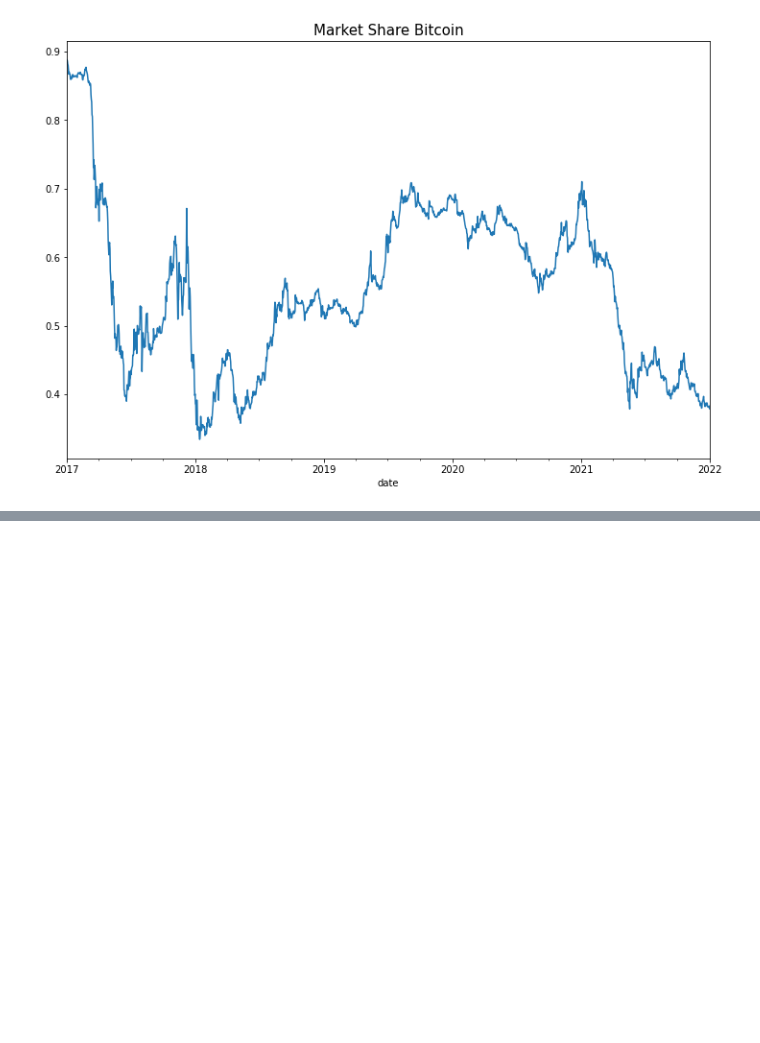
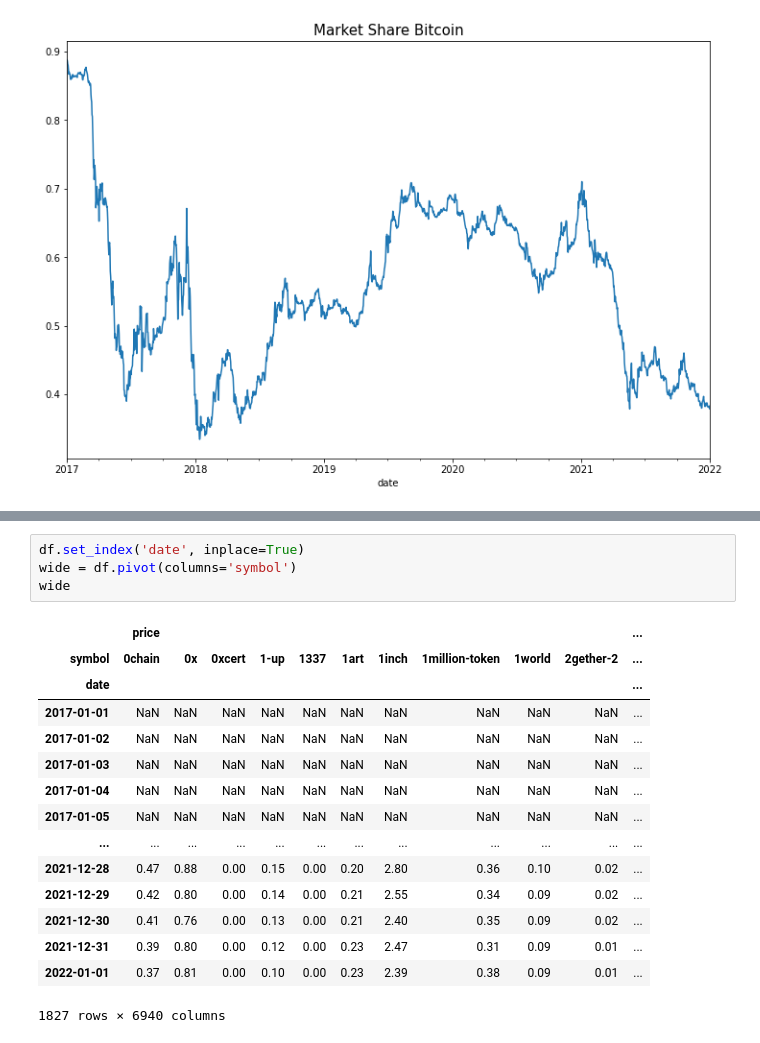
Before and after one commit to Jayce77/pythonDataCookbook, a Jupyter notebook: WorkingWithCoinGeckoData.ipynb, the cells around one changed output, grey strips where cells are left out. Saved outputs shown, nothing was run; the diff lists cells and outputs as text; blank space fills up the shorter version.

```diff
--- a/WorkingWithCoinGeckoData.ipynb
+++ b/WorkingWithCoinGeckoData.ipynb
@@ -542,0 +549,20 @@ plt.show()
+# %%
+df.set_index('date', inplace=True)
+wide = df.pivot(columns='symbol')
+wide
+# %% [output]
+|  | price |  |  |  |  |  |  |  |  |  | ... |
+| symbol | 0chain | 0x | 0xcert | 1-up | 1337 | 1art | 1inch | 1million-token | 1world | 2gether-2 | ... |
+| date |  |  |  |  |  |  |  |  |  |  | ... |
+| 2017-01-01 | NaN | NaN | NaN | NaN | NaN | NaN | NaN | NaN | NaN | NaN | ... |
+| 2017-01-02 | NaN | NaN | NaN | NaN | NaN | NaN | NaN | NaN | NaN | NaN | ... |
+| 2017-01-03 | NaN | NaN | NaN | NaN | NaN | NaN | NaN | NaN | NaN | NaN | ... |
+| 2017-01-04 | NaN | NaN | NaN | NaN | NaN | NaN | NaN | NaN | NaN | NaN | ... |
+| 2017-01-05 | NaN | NaN | NaN | NaN | NaN | NaN | NaN | NaN | NaN | NaN | ... |
+| ... | ... | ... | ... | ... | ... | ... | ... | ... | ... | ... | ... |
+| 2021-12-28 | 0.47 | 0.88 | 0.00 | 0.15 | 0.00 | 0.20 | 2.80 | 0.36 | 0.10 | 0.02 | ... |
+| 2021-12-29 | 0.42 | 0.80 | 0.00 | 0.14 | 0.00 | 0.21 | 2.55 | 0.34 | 0.09 | 0.02 | ... |
+| 2021-12-30 | 0.41 | 0.76 | 0.00 | 0.13 | 0.00 | 0.21 | 2.40 | 0.35 | 0.09 | 0.02 | ... |
+| 2021-12-31 | 0.39 | 0.80 | 0.00 | 0.12 | 0.00 | 0.23 | 2.47 | 0.31 | 0.09 | 0.01 | ... |
+| 2022-01-01 | 0.37 | 0.81 | 0.00 | 0.10 | 0.00 | 0.23 | 2.39 | 0.38 | 0.09 | 0.01 | ... |
+1827 rows × 6940 columns
```
Also changed, not shown: parts of 5 cells of this notebook.
